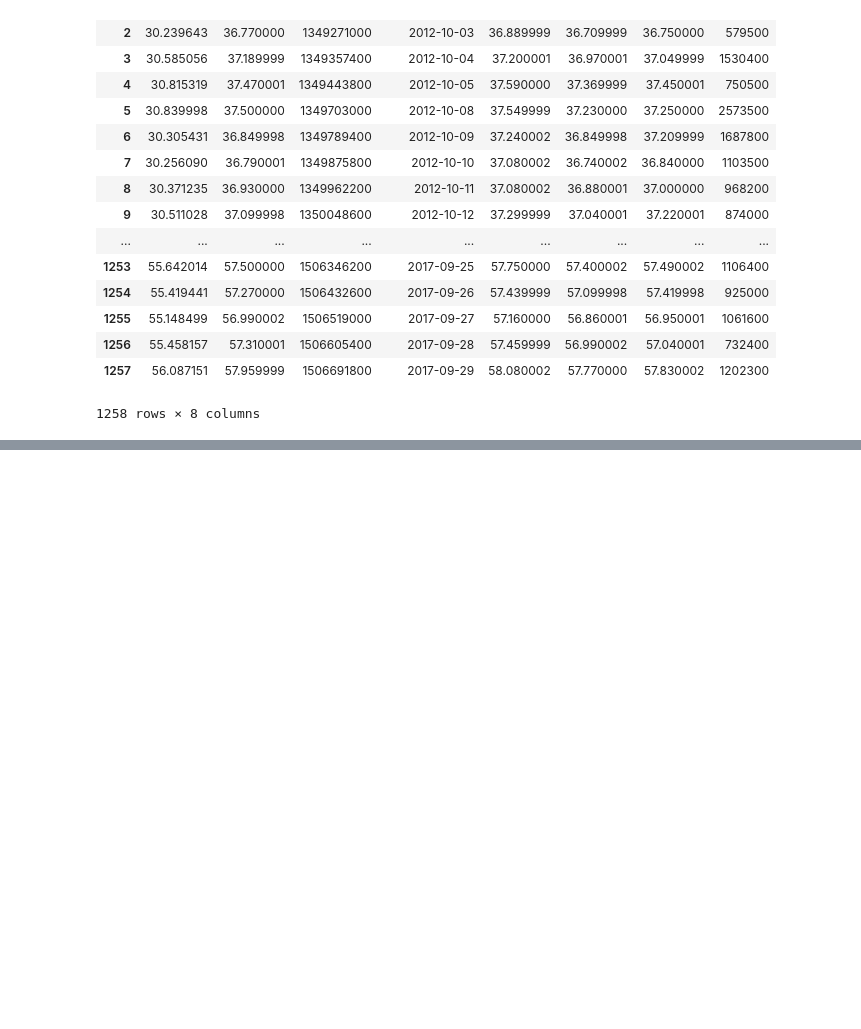
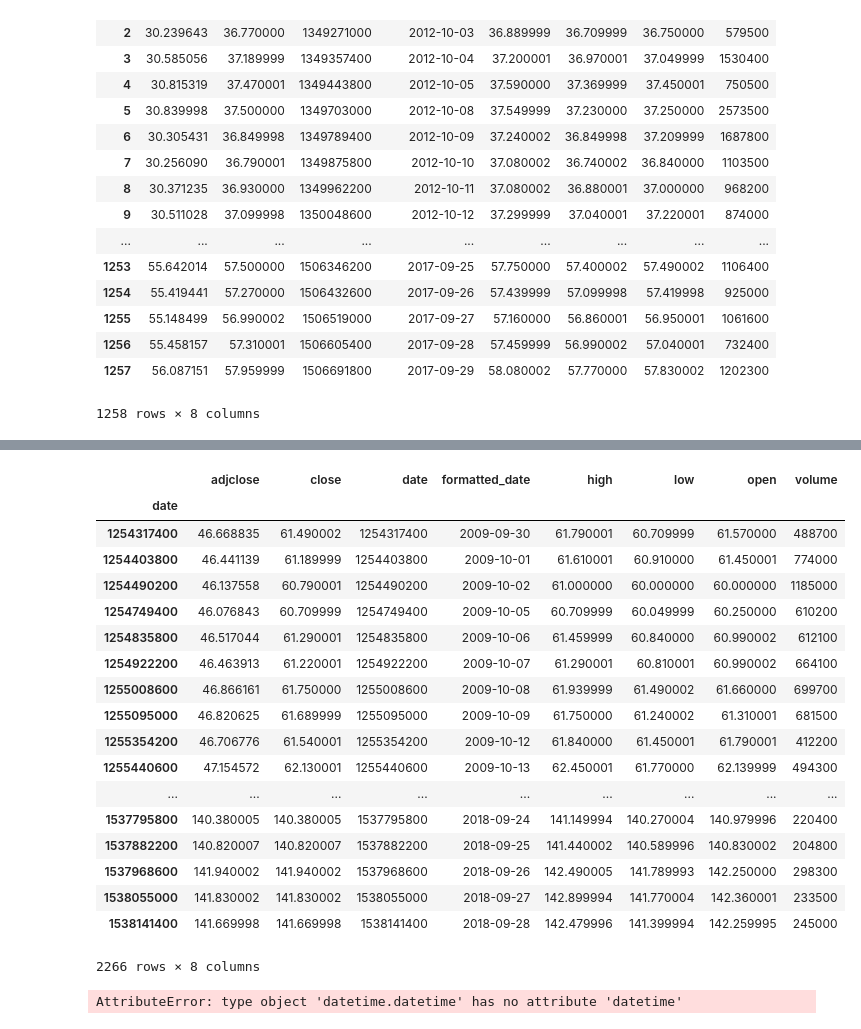
Before and after one commit to francisliu2/master_thesis, a Jupyter notebook: reinforcement_learning_portfolio_management/notebooks/getStockdata.ipynb, the cells around one changed output, grey strips where cells are left out. Cells and saved outputs as stored; diff of their text form; code cells hidden in the pictures; blank space fills up the shorter version.

```diff
--- a/reinforcement_learning_portfolio_management/notebooks/getStockdata.ipynb
+++ b/reinforcement_learning_portfolio_management/notebooks/getStockdata.ipynb
@@ -194,0 +337,30 @@ KeyboardInterrupt:
+# %%
+df
+# %% [output]
+|  | adjclose | close | date | formatted_date | high | low | open | volume |
+| date |  |  |  |  |  |  |  |  |
+| 1254317400 | 46.668835 | 61.490002 | 1254317400 | 2009-09-30 | 61.790001 | 60.709999 | 61.570000 | 488700 |
+| 1254403800 | 46.441139 | 61.189999 | 1254403800 | 2009-10-01 | 61.610001 | 60.910000 | 61.450001 | 774000 |
+| 1254490200 | 46.137558 | 60.790001 | 1254490200 | 2009-10-02 | 61.000000 | 60.000000 | 60.000000 | 1185000 |
+| 1254749400 | 46.076843 | 60.709999 | 1254749400 | 2009-10-05 | 60.709999 | 60.049999 | 60.250000 | 610200 |
+| 1254835800 | 46.517044 | 61.290001 | 1254835800 | 2009-10-06 | 61.459999 | 60.840000 | 60.990002 | 612100 |
+| 1254922200 | 46.463913 | 61.220001 | 1254922200 | 2009-10-07 | 61.290001 | 60.810001 | 60.990002 | 664100 |
+| 1255008600 | 46.866161 | 61.750000 | 1255008600 | 2009-10-08 | 61.939999 | 61.490002 | 61.660000 | 699700 |
+| 1255095000 | 46.820625 | 61.689999 | 1255095000 | 2009-10-09 | 61.750000 | 61.240002 | 61.310001 | 681500 |
+| 1255354200 | 46.706776 | 61.540001 | 1255354200 | 2009-10-12 | 61.840000 | 61.450001 | 61.790001 | 412200 |
+| 1255440600 | 47.154572 | 62.130001 | 1255440600 | 2009-10-13 | 62.450001 | 61.770000 | 62.139999 | 494300 |
+| ... | ... | ... | ... | ... | ... | ... | ... | ... |
+| 1537795800 | 140.380005 | 140.380005 | 1537795800 | 2018-09-24 | 141.149994 | 140.270004 | 140.979996 | 220400 |
+| 1537882200 | 140.820007 | 140.820007 | 1537882200 | 2018-09-25 | 141.440002 | 140.589996 | 140.830002 | 204800 |
+| 1537968600 | 141.940002 | 141.940002 | 1537968600 | 2018-09-26 | 142.490005 | 141.789993 | 142.250000 | 298300 |
+| 1538055000 | 141.830002 | 141.830002 | 1538055000 | 2018-09-27 | 142.899994 | 141.770004 | 142.360001 | 233500 |
+| 1538141400 | 141.669998 | 141.669998 | 1538141400 | 2018-09-28 | 142.479996 | 141.399994 | 142.259995 | 245000 |
+2266 rows × 8 columns
+# %%
+do = datetime.strptime('2018-10-01', '%Y-%m-%d')
+do1 = datetime.strptime('2018-11-01', '%Y-%m-%d')
+
+do >= do1
+datetime.datetime.now()
+# %% [output]
+AttributeError: type object 'datetime.datetime' has no attribute 'datetime'
```
Also changed, not shown: parts of 15 cells of this notebook, 4 other files.
